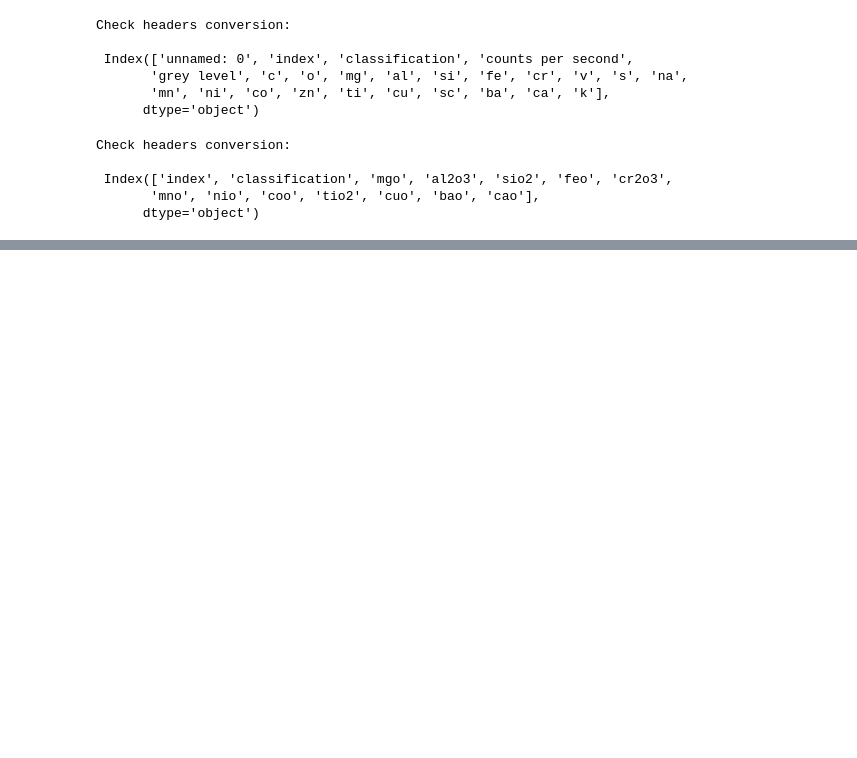
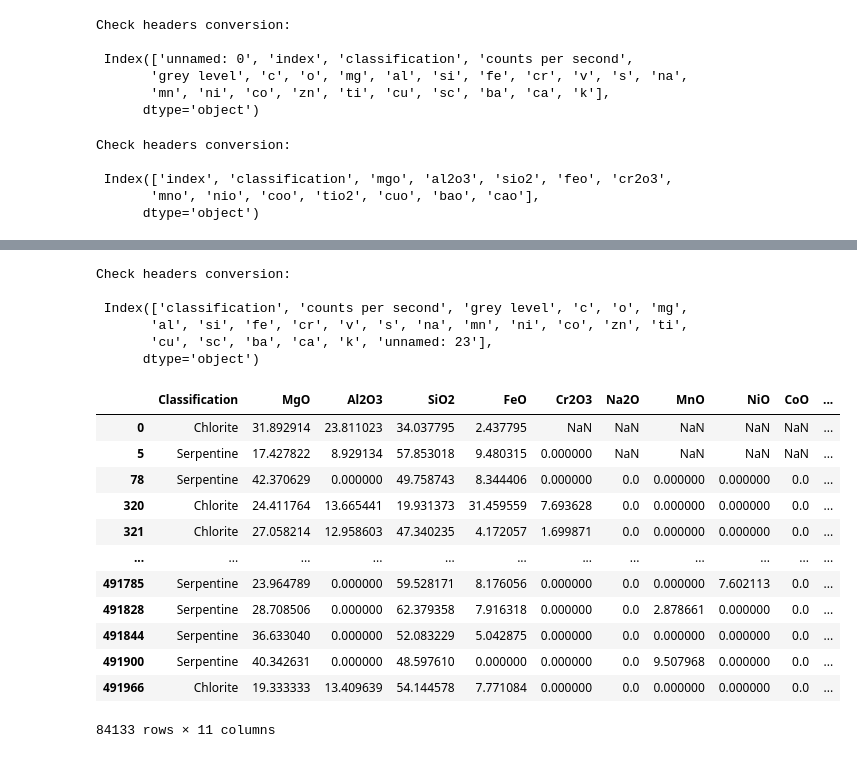
Before and after one commit to mattlamachado/Element_Oxide_Conversor, a Jupyter notebook: element_oxide_conversor_1.1 projetos.ipynb, the cells around one changed output, grey strips where cells are left out. Drawn from its saved outputs; the diff is of its cells as text; code cells hidden in the pictures; blank space fills up the shorter version.

```diff
--- a/element_oxide_conversor_1.1 projetos.ipynb
+++ b/element_oxide_conversor_1.1 projetos.ipynb
@@ -565,0 +585,31 @@ oxide_to_mol()
+# %%
+silicates_ox = pd.read_table('C:\Repositories\Mineralogic_Exp_Data\\500x350_pixel_data.txt')
+silicates_ox = elem_to_oxide(silicates_ox, conversion_sheet)
+# %% [output]
+Check headers conversion:
+
+ Index(['classification', 'counts per second', 'grey level', 'c', 'o', 'mg',
+       'al', 'si', 'fe', 'cr', 'v', 's', 'na', 'mn', 'ni', 'co', 'zn', 'ti',
+       'cu', 'sc', 'ba', 'ca', 'k', 'unnamed: 23'],
+      dtype='object')
+# %%
+silicates_ox.drop(columns=['Counts Per Second', 'Grey Level', 'CO2','Fe2O3','Cr2O5','V2O5', 'SO3',
+       'MnO2', 'Mn2O3','Co2O3', 'Co3O4','ZnO','CuO', 'Sc2O3', 'BaO', 'CaO', 'K2O'], inplace=True)
+# %%
+mask = (silicates_ox['Classification'] == 'Serpentine') | (silicates_ox['Classification'] == 'Chamosite') | (silicates_ox['Classification'] == 'Chlorite')
+silicates_ox = silicates_ox[mask]
+silicates_ox
+# %% [output]
+|  | Classification | MgO | Al2O3 | SiO2 | FeO | Cr2O3 | Na2O | MnO | NiO | CoO | ... |
+| 0 | Chlorite | 31.892914 | 23.811023 | 34.037795 | 2.437795 | NaN | NaN | NaN | NaN | NaN | ... |
+| 5 | Serpentine | 17.427822 | 8.929134 | 57.853018 | 9.480315 | 0.000000 | NaN | NaN | NaN | NaN | ... |
+| 78 | Serpentine | 42.370629 | 0.000000 | 49.758743 | 8.344406 | 0.000000 | 0.0 | 0.000000 | 0.000000 | 0.0 | ... |
+| 320 | Chlorite | 24.411764 | 13.665441 | 19.931373 | 31.459559 | 7.693628 | 0.0 | 0.000000 | 0.000000 | 0.0 | ... |
+| 321 | Chlorite | 27.058214 | 12.958603 | 47.340235 | 4.172057 | 1.699871 | 0.0 | 0.000000 | 0.000000 | 0.0 | ... |
+| ... | ... | ... | ... | ... | ... | ... | ... | ... | ... | ... | ... |
+| 491785 | Serpentine | 23.964789 | 0.000000 | 59.528171 | 8.176056 | 0.000000 | 0.0 | 0.000000 | 7.602113 | 0.0 | ... |
+| 491828 | Serpentine | 28.708506 | 0.000000 | 62.379358 | 7.916318 | 0.000000 | 0.0 | 2.878661 | 0.000000 | 0.0 | ... |
+| 491844 | Serpentine | 36.633040 | 0.000000 | 52.083229 | 5.042875 | 0.000000 | 0.0 | 0.000000 | 0.000000 | 0.0 | ... |
+| 491900 | Serpentine | 40.342631 | 0.000000 | 48.597610 | 0.000000 | 0.000000 | 0.0 | 9.507968 | 0.000000 | 0.0 | ... |
+| 491966 | Chlorite | 19.333333 | 13.409639 | 54.144578 | 7.771084 | 0.000000 | 0.0 | 0.000000 | 0.000000 | 0.0 | ... |
+84133 rows × 11 columns
```
Also changed, not shown: parts of 6 cells of this notebook.
